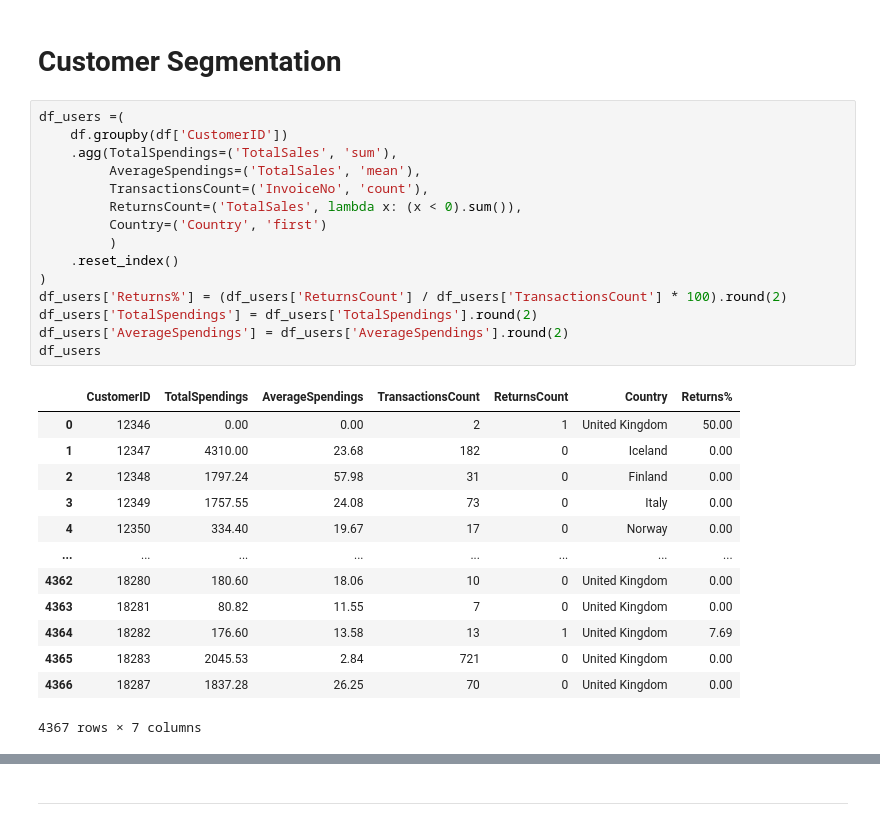
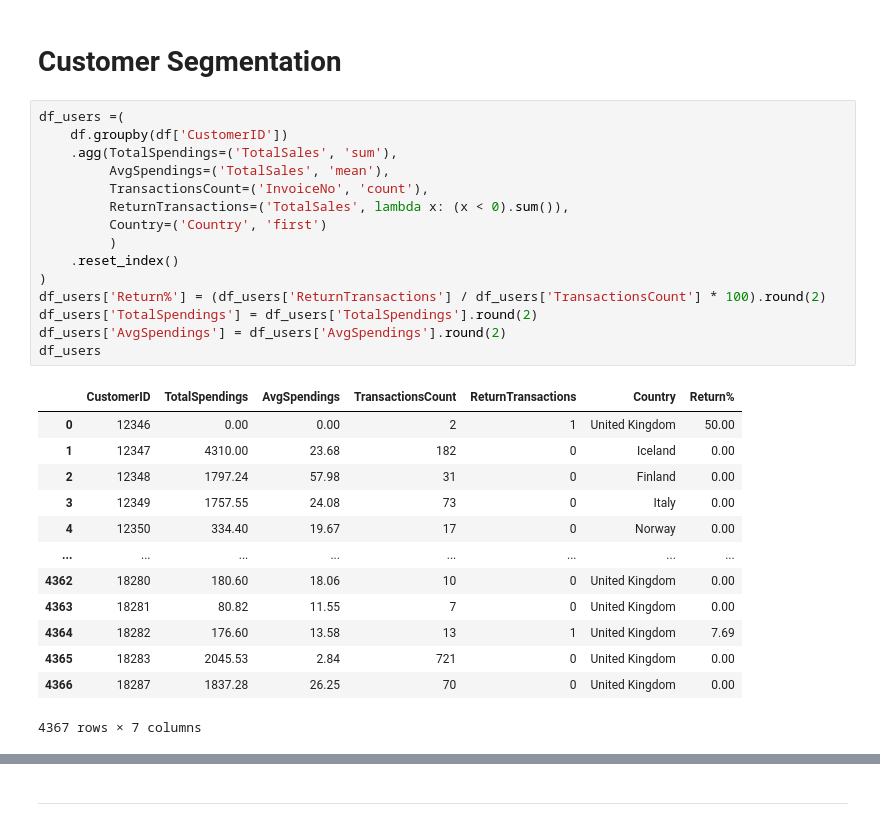
Before and after one commit to Ninestein666/online-retail-transactions-analysis, a Jupyter notebook: jupyter_notebooks/DataVisualisation.ipynb, the cells around one changed output, grey strips where cells are left out. Cells and saved outputs as stored; diff of their text form.

```diff
--- a/jupyter_notebooks/DataVisualisation.ipynb
+++ b/jupyter_notebooks/DataVisualisation.ipynb
@@ -323,20 +333,20 @@ for col in df_hourly.columns[1:]:
 # %%
 df_users =(
     df.groupby(df['CustomerID'])
     .agg(TotalSpendings=('TotalSales', 'sum'),
-         AverageSpendings=('TotalSales', 'mean'),
+         AvgSpendings=('TotalSales', 'mean'),
          TransactionsCount=('InvoiceNo', 'count'),
-         ReturnsCount=('TotalSales', lambda x: (x < 0).sum()),
+         ReturnTransactions=('TotalSales', lambda x: (x < 0).sum()),
          Country=('Country', 'first')
          )
     .reset_index()
 )
-df_users['Returns%'] = (df_users['ReturnsCount'] / df_users['TransactionsCount'] * 100).round(2)
+df_users['Return%'] = (df_users['ReturnTransactions'] / df_users['TransactionsCount'] * 100).round(2)
 df_users['TotalSpendings'] = df_users['TotalSpendings'].round(2)
-df_users['AverageSpendings'] = df_users['AverageSpendings'].round(2)
+df_users['AvgSpendings'] = df_users['AvgSpendings'].round(2)
 df_users
 # %% [output]
-|  | CustomerID | TotalSpendings | AverageSpendings | TransactionsCount | ReturnsCount | Country | Returns% |
+|  | CustomerID | TotalSpendings | AvgSpendings | TransactionsCount | ReturnTransactions | Country | Return% |
 | 0 | 12346 | 0.00 | 0.00 | 2 | 1 | United Kingdom | 50.00 |
 | 1 | 12347 | 4310.00 | 23.68 | 182 | 0 | Iceland | 0.00 |
 | 2 | 12348 | 1797.24 | 57.98 | 31 | 0 | Finland | 0.00 |
```
Also changed, not shown: parts of 43 cells of this notebook.
